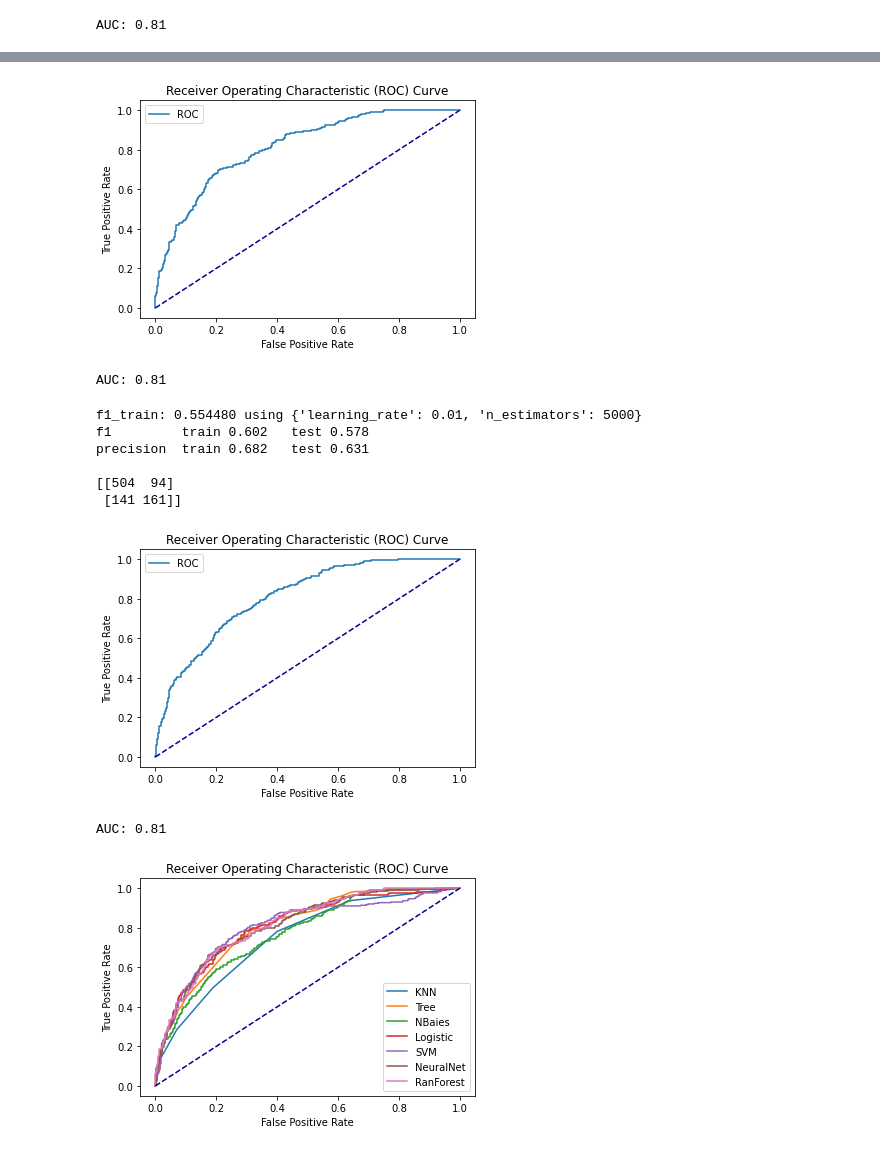
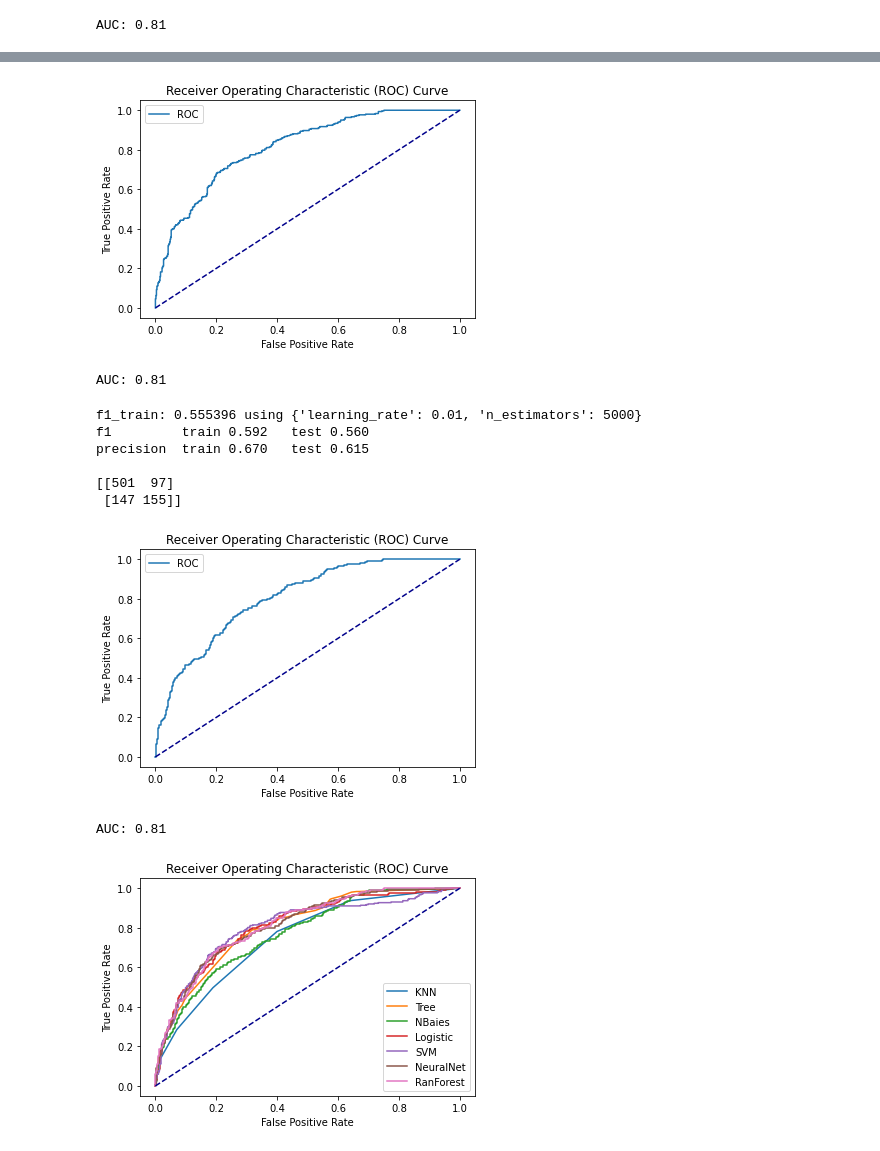
Before and after one commit to AndreaScarpellini1/ML-Project, a Jupyter notebook: Project .ipynb, the cells around one changed output, grey strips where cells are left out. Cells and saved outputs as stored; diff of their text form; code cells hidden in the pictures.

```diff
--- a/Project .ipynb
+++ b/Project .ipynb
@@ -360,5 +364,5 @@ new_cat=df[["tyre_season","tread_depth","wiring_strength","tyre_quality","tread_
 # %%
-X=pd.concat([scaled_num,cat], axis = 1)
+X=pd.concat([scaled_num,new_cat], axis = 1)
 print(X.shape)
 X.tail()
 # %% [output]
@@ -602,8 +598,8 @@ precision  train 0.755   test 0.757
 # %%
-rand_forest=RandomForestClassifier(criterion= 'entropy', max_depth= 4, min_samples_leaf= 10, min_samples_split= 4, n_estimators= 100)
+rand_forest=RandomForestClassifier(criterion= 'gini', max_depth= 4, min_samples_leaf= 4, min_samples_split= 10, n_estimators= 50)
 fpr7,tpr7=roc(rand_forest,X_train,y_train,X_test,y_test)
 # %% [output]
-[figure, old version]
+[figure, new version]
 AUC: 0.81
 # %%
 from sklearn.ensemble import AdaBoostClassifier
@@ -615,17 +611,17 @@ parameters = {'n_estimators'  : [2000, 5000],
 
 hyperp_search(classifier,parameters)
 # %% [output]
-f1_train: 0.554480 using {'learning_rate': 0.01, 'n_estimators': 5000}
-f1         train 0.602   test 0.578
-precision  train 0.682   test 0.631
+f1_train: 0.555396 using {'learning_rate': 0.01, 'n_estimators': 5000}
+f1         train 0.592   test 0.560
+precision  train 0.670   test 0.615
 
-[[504  94]
- [141 161]]
+[[501  97]
+ [147 155]]
 # %%
 AdaBoost_clf=AdaBoostClassifier(learning_rate= 0.01, n_estimators= 5000)
 fpr8,tpr8=roc(AdaBoost_clf,X_train,y_train,X_test,y_test)
 # %% [output]
-[figure, old version]
+[figure, new version]
 AUC: 0.81
 # %%
 plt.plot(fpr1, tpr1, label= "KNN")
```
Also changed, not shown: parts of 32 cells of this notebook.
